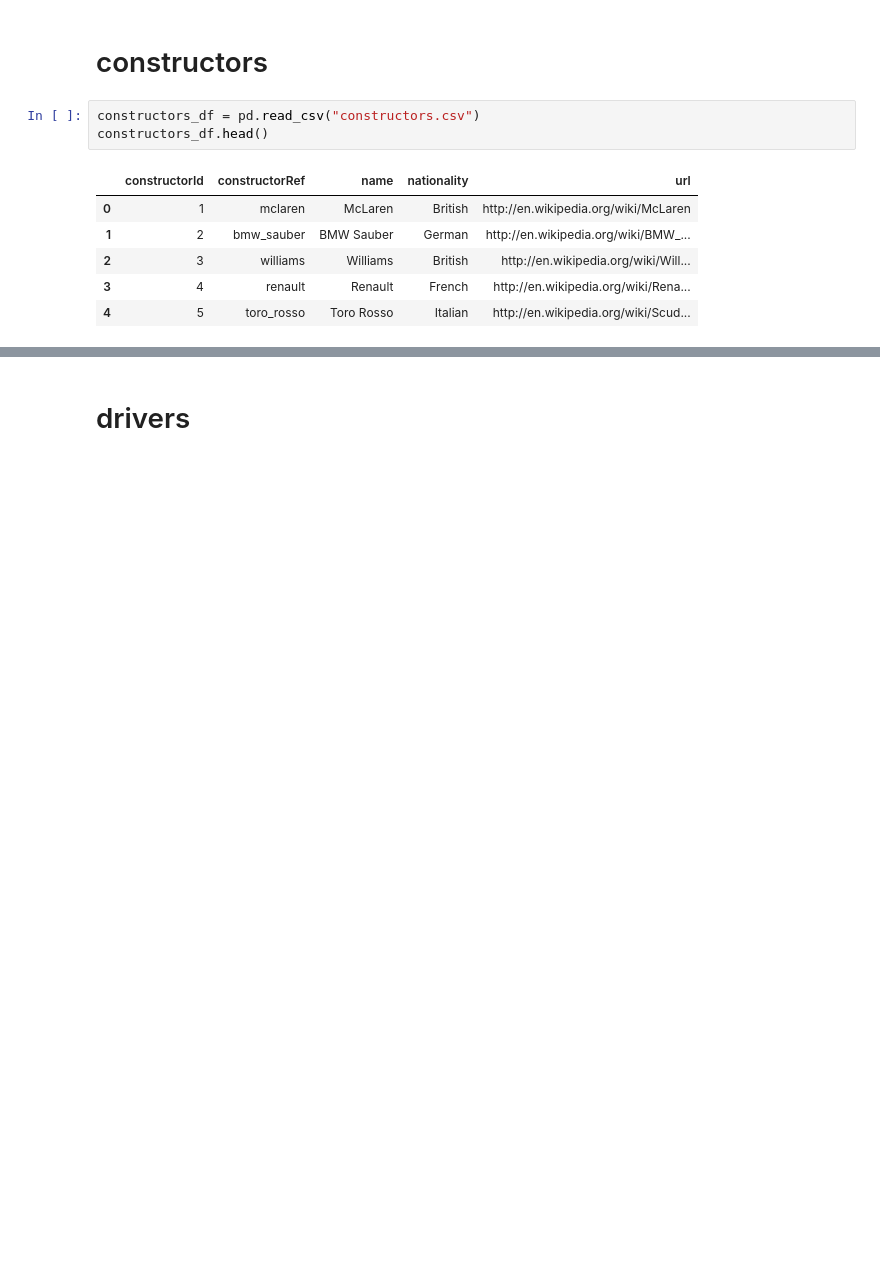
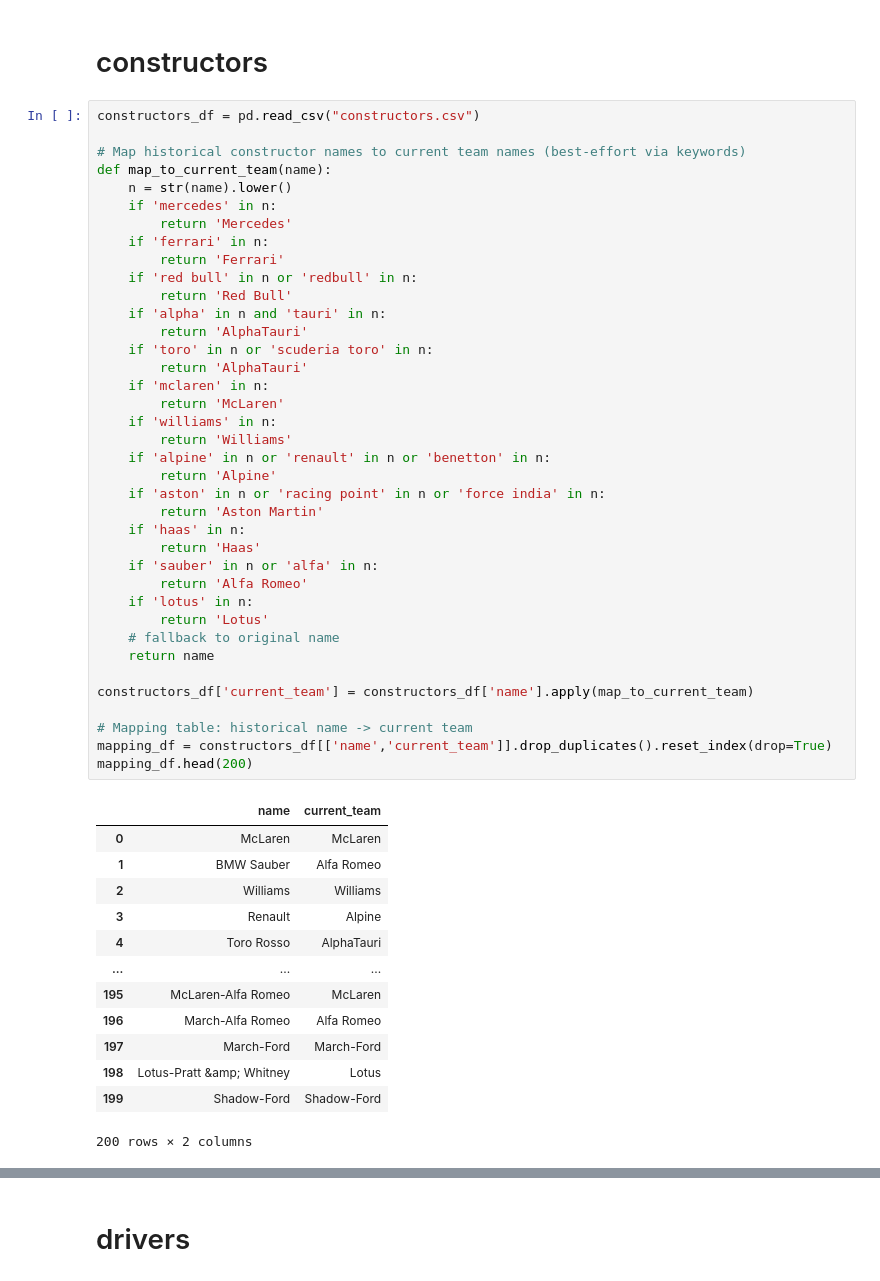
Before and after one commit to aditi-n-kumar/EDA-Case-Studies, a Jupyter notebook: F1-What-Wins-Races-EDA/F1-What-Wins-Races.ipynb, the cells around one changed output, grey strips where cells are left out. Drawn from its saved outputs; the diff is of its cells as text; blank space fills up the shorter version.

```diff
--- a/F1-What-Wins-Races-EDA/F1-What-Wins-Races.ipynb
+++ b/F1-What-Wins-Races-EDA/F1-What-Wins-Races.ipynb
@@ -43,14 +43,56 @@ dtype: int64
 # constructors
 # %%
 constructors_df = pd.read_csv("constructors.csv")
-constructors_df.head()
+
+# Map historical constructor names to current team names (best-effort via keywords)
+def map_to_current_team(name):
+    n = str(name).lower()
+    if 'mercedes' in n:
+        return 'Mercedes'
+    if 'ferrari' in n:
+        return 'Ferrari'
+    if 'red bull' in n or 'redbull' in n:
+        return 'Red Bull'
+    if 'alpha' in n and 'tauri' in n:
+        return 'AlphaTauri'
+    if 'toro' in n or 'scuderia toro' in n:
+        return 'AlphaTauri'
+    if 'mclaren' in n:
+        return 'McLaren'
+    if 'williams' in n:
+        return 'Williams'
+    if 'alpine' in n or 'renault' in n or 'benetton' in n:
+        return 'Alpine'
+    if 'aston' in n or 'racing point' in n or 'force india' in n:
+        return 'Aston Martin'
+    if 'haas' in n:
+        return 'Haas'
+    if 'sauber' in n or 'alfa' in n:
+        return 'Alfa Romeo'
+    if 'lotus' in n:
+        return 'Lotus'
+    # fallback to original name
+    return name
+
+constructors_df['current_team'] = constructors_df['name'].apply(map_to_current_team)
+
+# Mapping table: historical name -> current team
+mapping_df = constructors_df[['name','current_team']].drop_duplicates().reset_index(drop=True)
+mapping_df.head(200)
 # %% [output]
-|  | constructorId | constructorRef | name | nationality | url |
-| 0 | 1 | mclaren | McLaren | British | http://en.wikipedia.org/wiki/McLaren |
-| 1 | 2 | bmw_sauber | BMW Sauber | German | http://en.wikipedia.org/wiki/BMW_... |
-| 2 | 3 | williams | Williams | British | http://en.wikipedia.org/wiki/Will... |
-| 3 | 4 | renault | Renault | French | http://en.wikipedia.org/wiki/Rena... |
-| 4 | 5 | toro_rosso | Toro Rosso | Italian | http://en.wikipedia.org/wiki/Scud... |
+|  | name | current_team |
+| 0 | McLaren | McLaren |
+| 1 | BMW Sauber | Alfa Romeo |
+| 2 | Williams | Williams |
+| 3 | Renault | Alpine |
+| 4 | Toro Rosso | AlphaTauri |
+| ... | ... | ... |
+| 195 | McLaren-Alfa Romeo | McLaren |
+| 196 | March-Alfa Romeo | Alfa Romeo |
+| 197 | March-Ford | March-Ford |
+| 198 | Lotus-Pratt &amp; Whitney | Lotus |
+| 199 | Shadow-Ford | Shadow-Ford |
+200 rows × 2 columns
 # %%
 constructors_df.isnull().sum()
 # %% [output]
```
Also changed, not shown: parts of 3 cells of this notebook.
